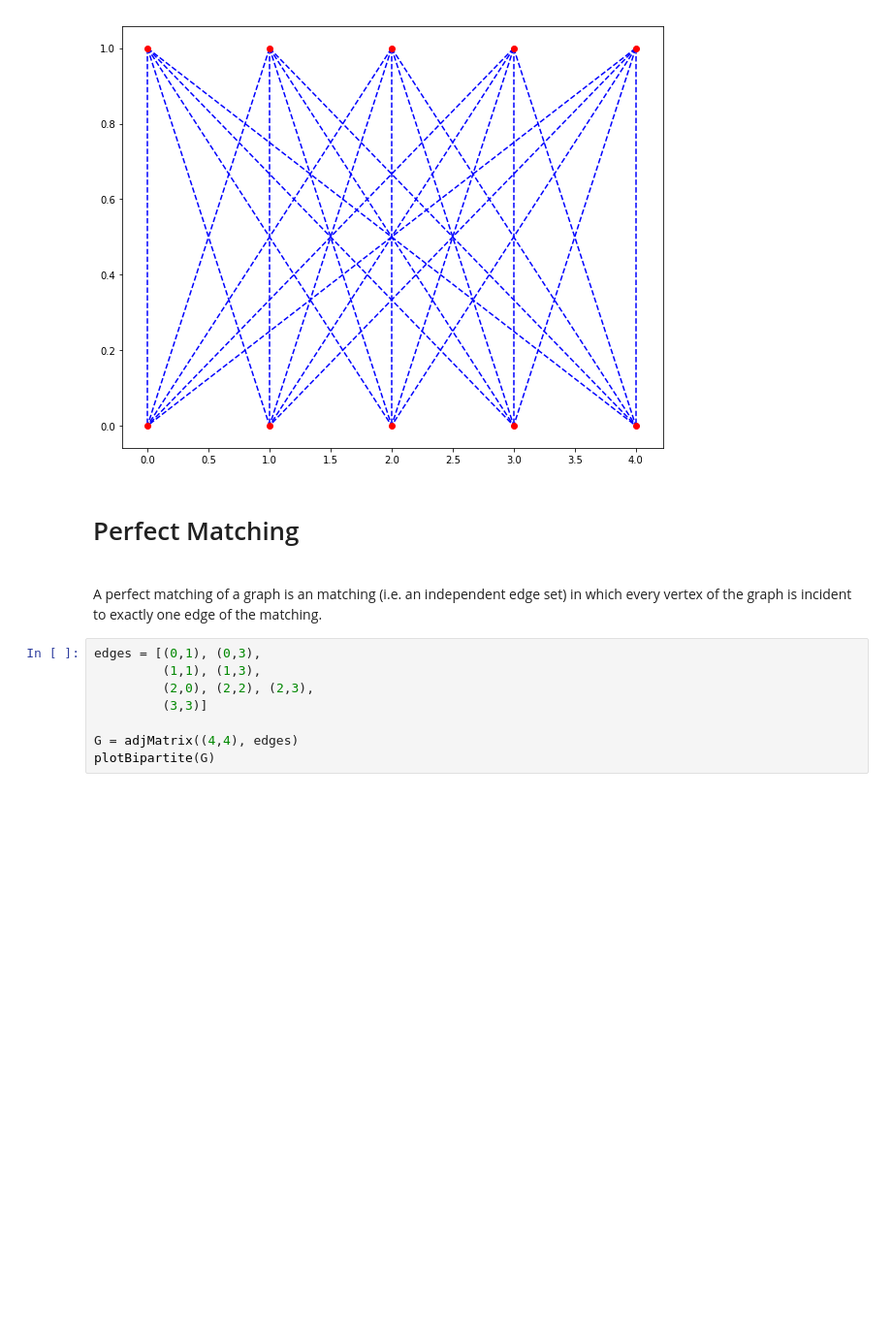
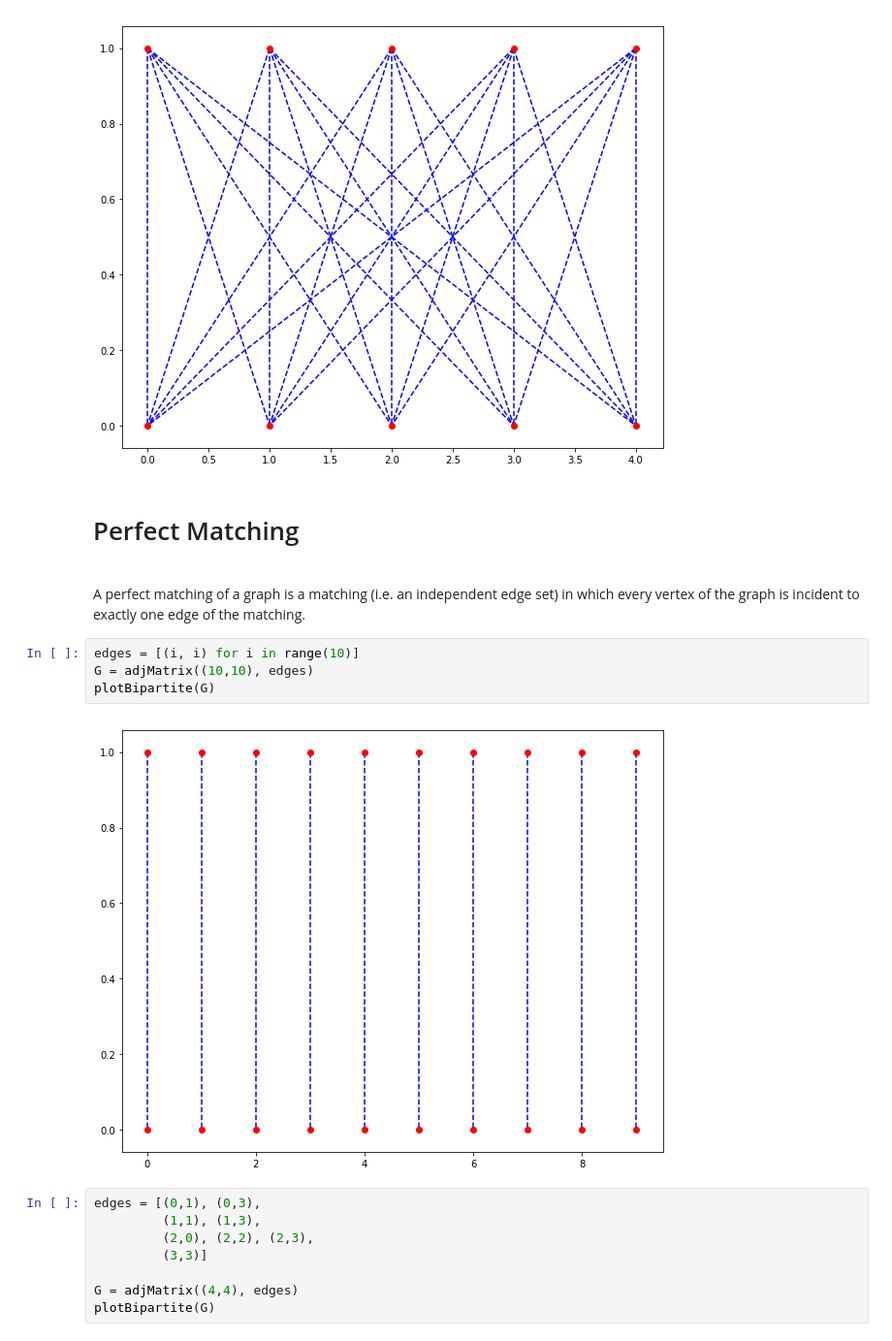
Before and after one commit to super-zen/research-stuff, a Jupyter notebook: Marriage Lemma/Marriage.ipynb, the cells around one changed output. Shown at 97% size. Saved outputs shown, nothing was run; the diff lists cells and outputs as text; blank space fills up the shorter version.

```diff
--- a/Marriage Lemma/Marriage.ipynb
+++ b/Marriage Lemma/Marriage.ipynb
@@ -52,7 +56,13 @@ plotBipartite(np.ones((5,5)))
 # %% [markdown]
 <h1>Perfect Matching</h1>
 <br>
-A perfect matching of a graph is an matching (i.e. an independent edge set) in which every vertex of the graph is incident to exactly one edge of the matching.
+A perfect matching of a graph is a matching (i.e. an independent edge set) in which every vertex of the graph is incident to exactly one edge of the matching.
+# %%
+edges = [(i, i) for i in range(10)]
+G = adjMatrix((10,10), edges)
+plotBipartite(G)
+# %% [output]
+[figure, added]
 # %%
 edges = [(0,1), (0,3),
          (1,1), (1,3),
```
Also changed, not shown: parts of 7 cells of this notebook, 1 other file.
